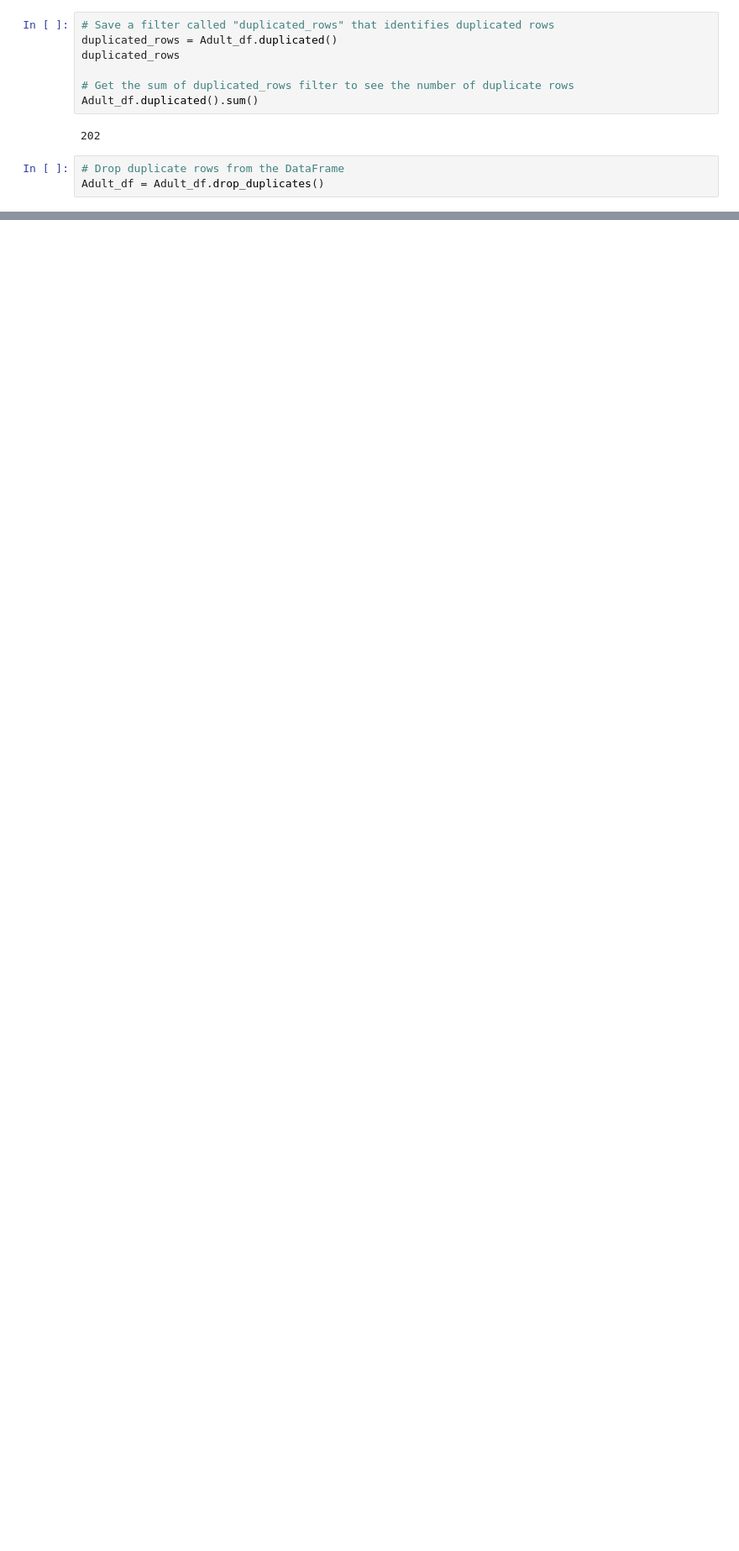
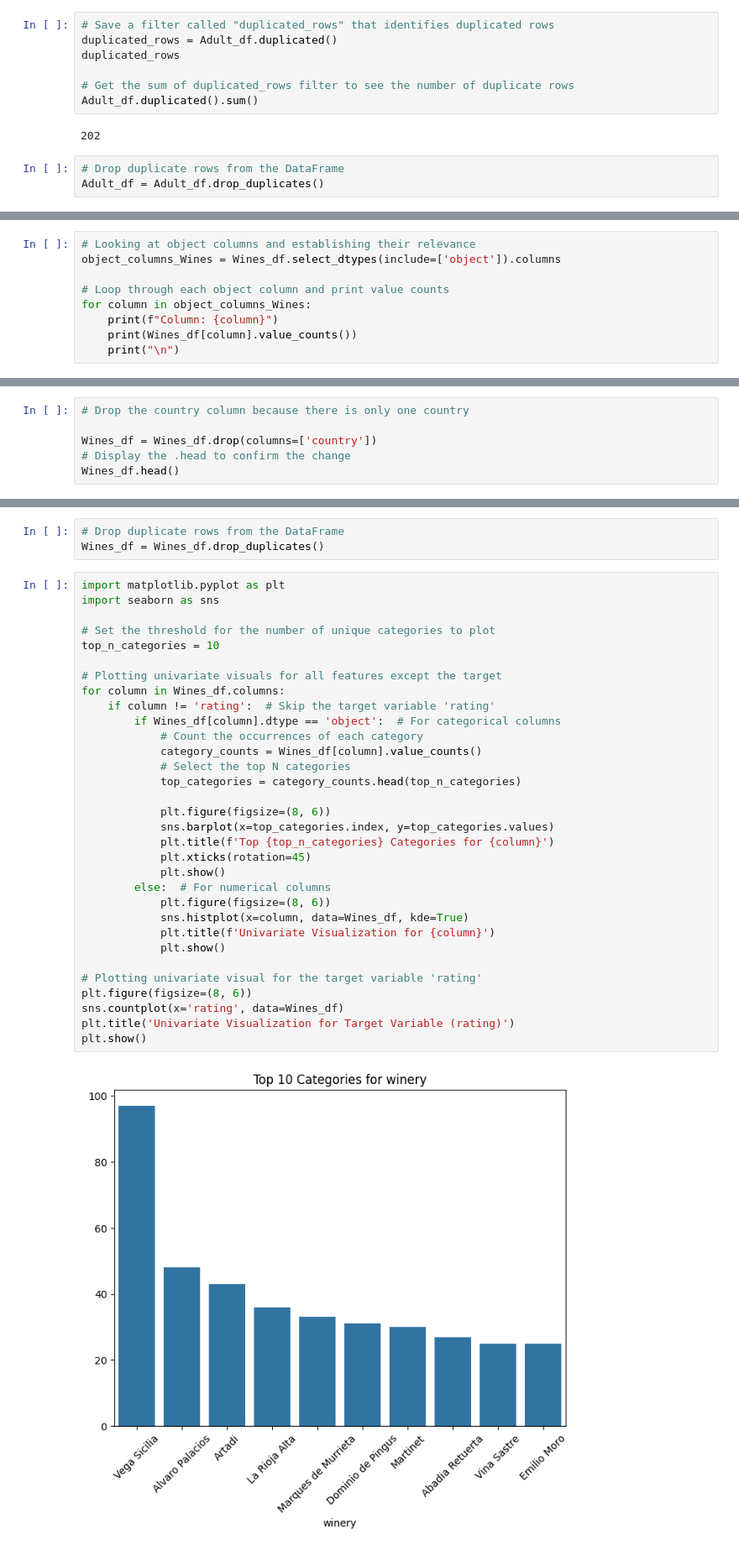
Before and after one commit to Josey1/Machine_Learning_Prediction_Models, a Jupyter notebook: Project_2_Machine_Learning.ipynb, the cells around one changed output, grey strips where cells are left out. Shown at 84% size. Cells and saved outputs as stored; diff of their text form; blank space fills up the shorter version.

Commit message:
Added work for my second selected dataset

```diff
--- a/Project_2_Machine_Learning.ipynb
+++ b/Project_2_Machine_Learning.ipynb
@@ -329,0 +363,9 @@ plt.show()
+# %%
+# Looking at object columns and establishing their relevance
+object_columns_Wines = Wines_df.select_dtypes(include=['object']).columns
+
+# Loop through each object column and print value counts
+for column in object_columns_Wines:
+    print(f"Column: {column}")
+    print(Wines_df[column].value_counts())
+    print("\n")
@@ -329,0 +390,6 @@ plt.show()
+# %%
+# Drop the country column because there is only one country
+
+Wines_df = Wines_df.drop(columns=['country'])
+# Display the .head to confirm the change
+Wines_df.head()
@@ -329,0 +411,37 @@ plt.show()
+# %%
+# Drop duplicate rows from the DataFrame
+Wines_df = Wines_df.drop_duplicates()
+# %%
+import matplotlib.pyplot as plt
+import seaborn as sns
+
+# Set the threshold for the number of unique categories to plot
+top_n_categories = 10
+
+# Plotting univariate visuals for all features except the target
+for column in Wines_df.columns:
+    if column != 'rating':  # Skip the target variable 'rating'
+        if Wines_df[column].dtype == 'object':  # For categorical columns
+            # Count the occurrences of each category
+            category_counts = Wines_df[column].value_counts()
+            # Select the top N categories
+            top_categories = category_counts.head(top_n_categories)
+
+            plt.figure(figsize=(8, 6))
+            sns.barplot(x=top_categories.index, y=top_categories.values)
+            plt.title(f'Top {top_n_categories} Categories for {column}')
+            plt.xticks(rotation=45)
+            plt.show()
+        else:  # For numerical columns
+            plt.figure(figsize=(8, 6))
+            sns.histplot(x=column, data=Wines_df, kde=True)
+            plt.title(f'Univariate Visualization for {column}')
+            plt.show()
+
+# Plotting univariate visual for the target variable 'rating'
+plt.figure(figsize=(8, 6))
+sns.countplot(x='rating', data=Wines_df)
+plt.title('Univariate Visualization for Target Variable (rating)')
+plt.show()
+# %% [output]
+[figure, added]
```
Also changed, not shown: parts of 8 cells of this notebook.
